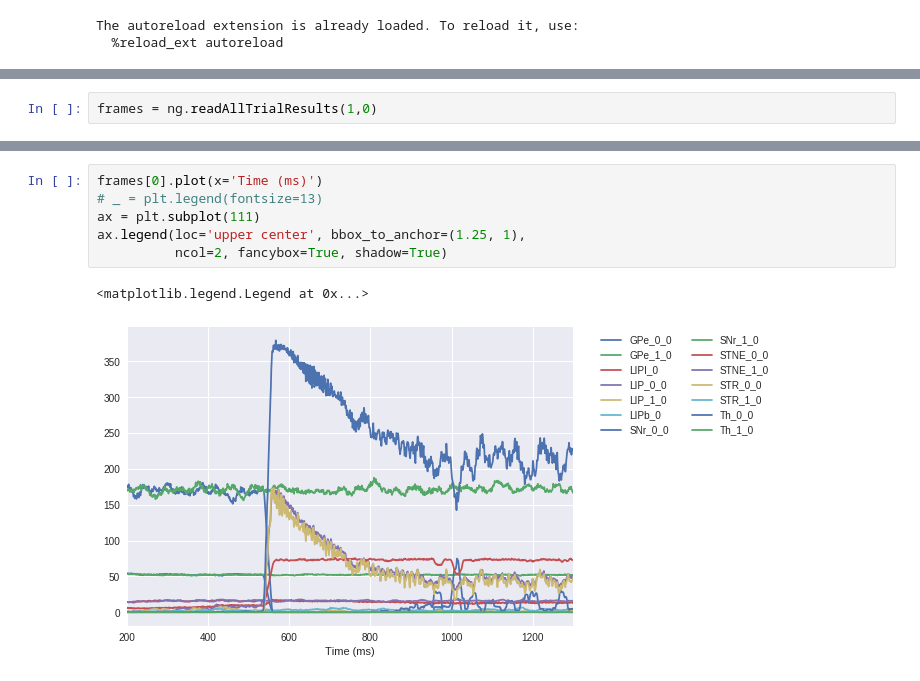
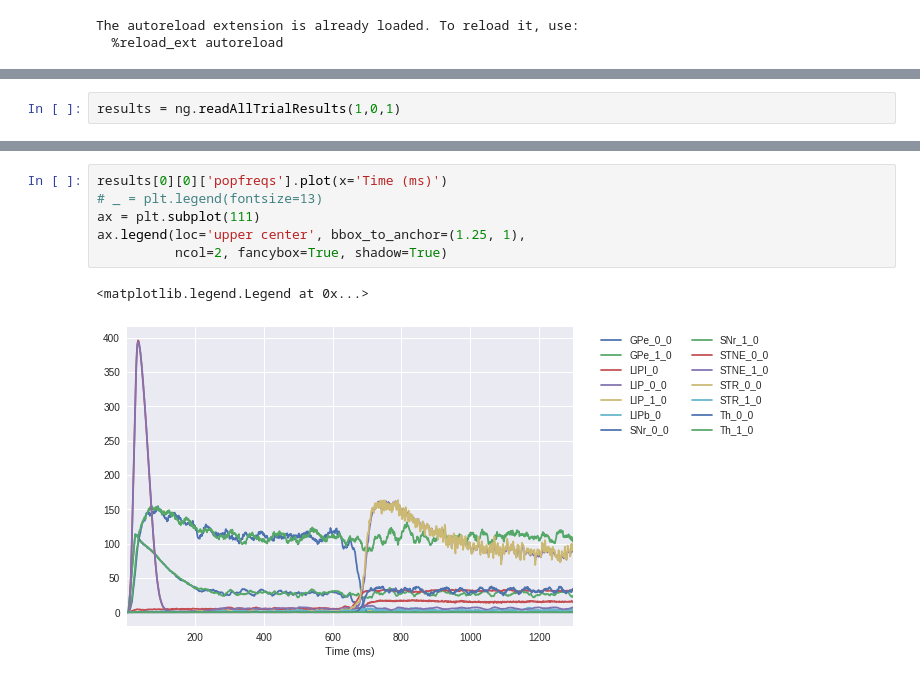
Before and after one commit to CoAxLab/CBGT, a Jupyter notebook: netinv.ipynb, the cells around one changed output, grey strips where cells are left out. Saved outputs shown, nothing was run; the diff lists cells and outputs as text.

```diff
--- a/netinv.ipynb
+++ b/netinv.ipynb
@@ -47,2 +31,2 @@ ng.compileAndRun(1,0)
 # %%
-frames = ng.readAllTrialResults(1,0)
+results = ng.readAllTrialResults(1,0,1)
@@ -62,11 +50,11 @@ plt.savefig('/home/mclapp/RTS.png')
 # %%
-frames[0].plot(x='Time (ms)')
+results[0][0]['popfreqs'].plot(x='Time (ms)')
 # _ = plt.legend(fontsize=13)
 ax = plt.subplot(111)
 ax.legend(loc='upper center', bbox_to_anchor=(1.25, 1),
           ncol=2, fancybox=True, shadow=True)
 # %% [output]
 <matplotlib.legend.Legend at 0x...>
-[figure, old version]
+[figure, new version]
 # %%
 f, (ax1, ax2) = plt.subplots(2, 3, figsize=(16,8), sharex=True)
```
Also changed, not shown: parts of 7 cells of this notebook, 1 other file.
